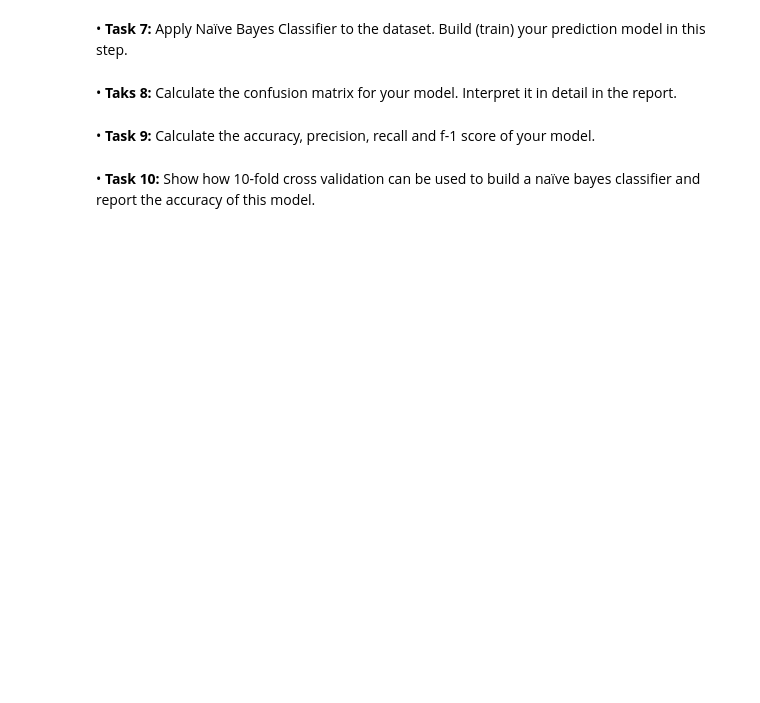
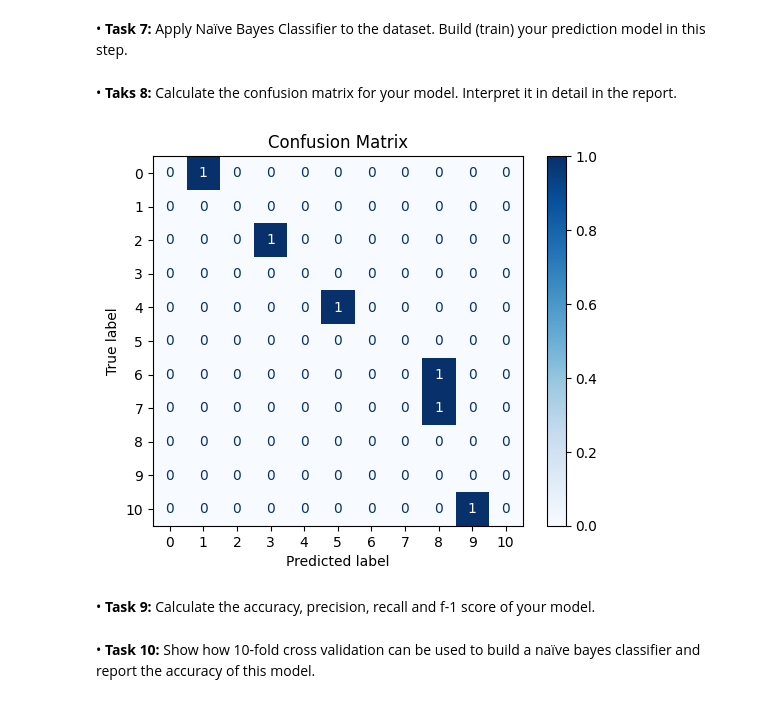
Before and after one commit to FahimWayez/pythonProject, a Jupyter notebook: python_final_project_group_03.ipynb, the cells around one changed output. Drawn from its saved outputs; the diff is of its cells as text; code cells hidden in the pictures; blank space fills up the shorter version.

Commit message:
task 8 complete

```diff
--- a/python_final_project_group_03.ipynb
+++ b/python_final_project_group_03.ipynb
@@ -223,4 +226,4 @@ XScaled = scaler.fit_transform(X)
 
 # start writing your code here
 
-XTrain, XTest, yTrain, yTest = train_test_split(XScaled, y, test_size=0.2, random_state=123)
+XTrain, XTest, yTrain, yTest = train_test_split(XScaled, y, test_size=0.002, random_state=123)
@@ -251,5 +233,9 @@ memory usage: 291.0+ KB
 # write task-7 solution
 
 # start writing your code here
+
+nbClassifier = GaussianNB()
+nbClassifier.fit(XTrain, yTrain)
+yPred = nbClassifier.predict(XTest)
 # %% [markdown]
 •	**Taks 8:** Calculate the confusion matrix for your model. Interpret it in detail in the report.
@@ -260,3 +242,19 @@ memory usage: 291.0+ KB
+# %%
+# write task-8 solution
+
+# start writing your code here
+
+cm = metrics.confusion_matrix(yTest, yPred)
+cm_display = metrics.ConfusionMatrixDisplay(confusion_matrix = cm)
+cm_display.plot(cmap=plt.cm.Blues)
+
+# plt.xticks([])
+# plt.yticks([])
+plt.title('Confusion Matrix')
+
+plt.show()
+# %% [output]
+[figure, added]
 # %% [markdown]
 •	**Task 9:** Calculate the accuracy, precision, recall and f-1 score of your model.
 # %%
```
Also changed, not shown: parts of 3 cells of this notebook.
